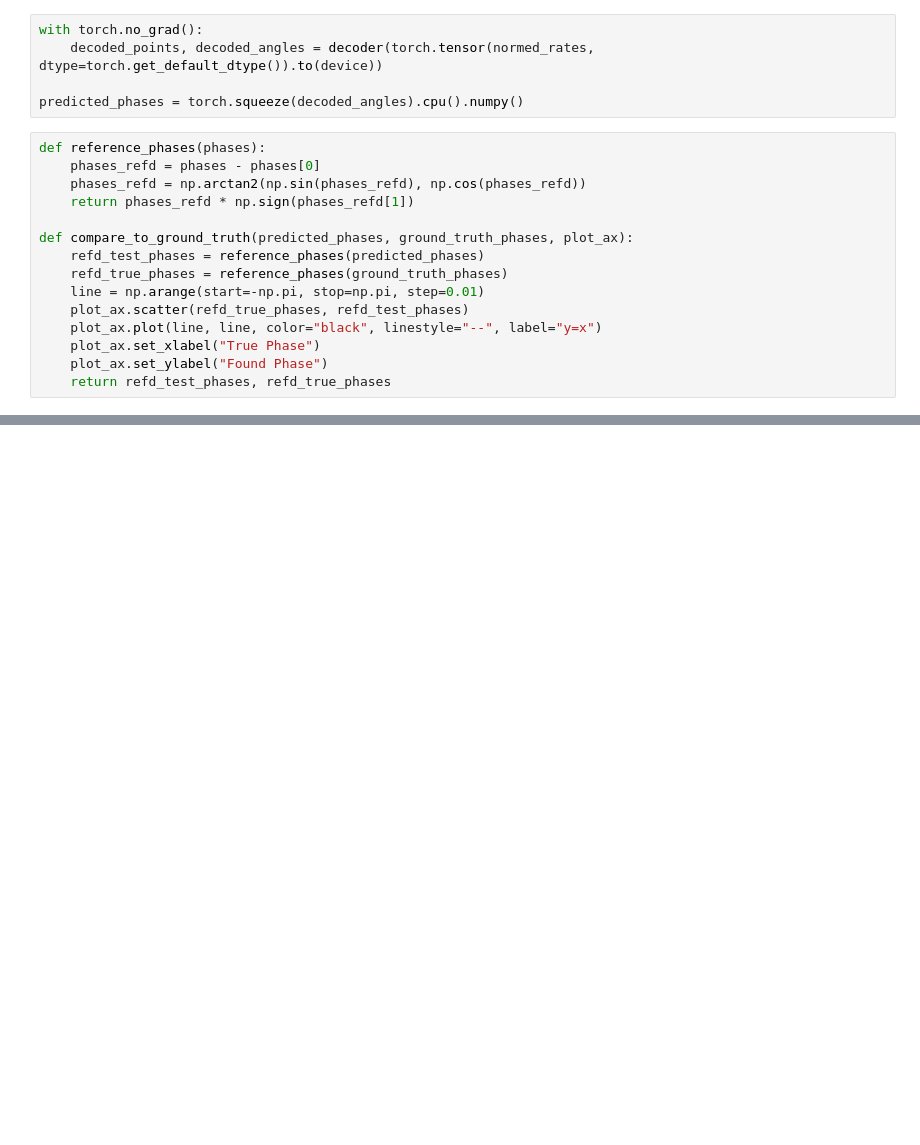
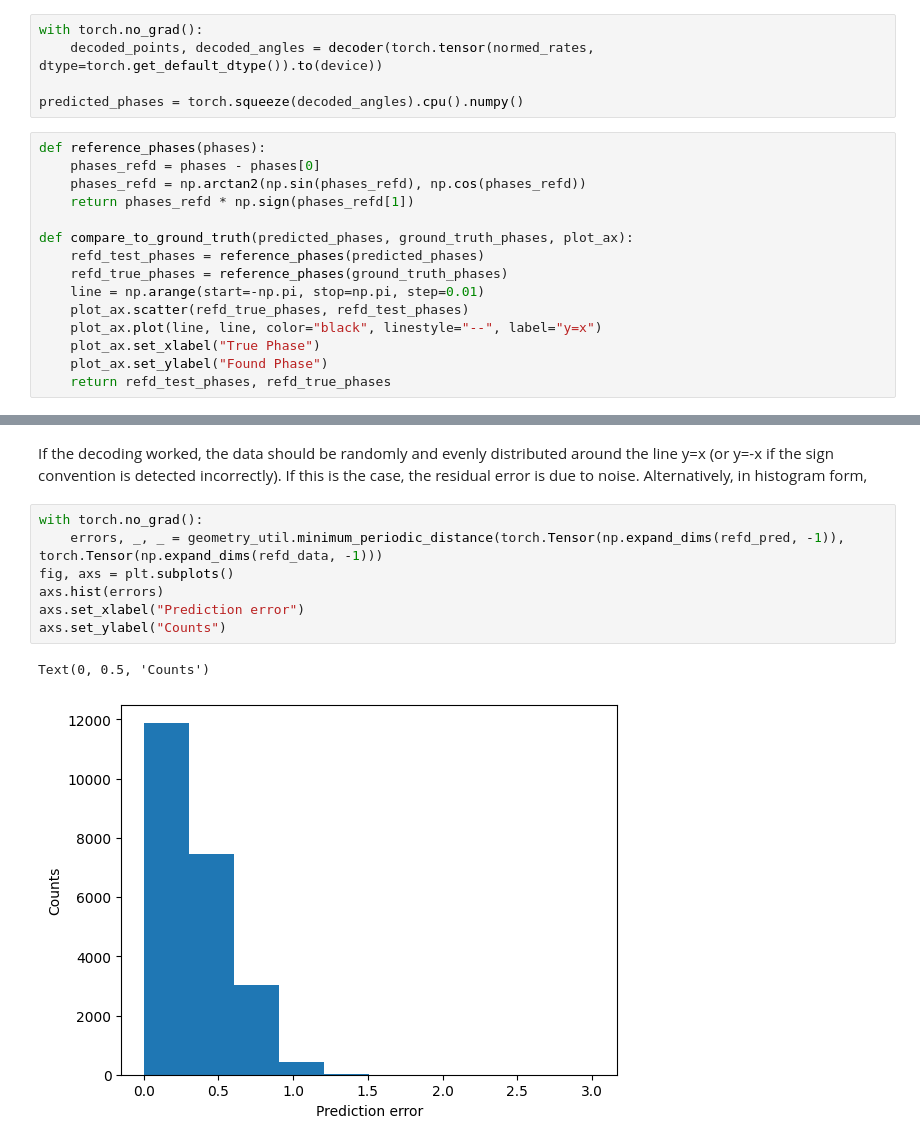
Before and after one commit to trevormccrt/dmd, a Jupyter notebook: manifold_encoder_decoder/examples/ring_data_decoding.ipynb, the cells around one changed output, grey strips where cells are left out. Cells and saved outputs as stored; diff of their text form; blank space fills up the shorter version.

```diff
--- a/manifold_encoder_decoder/examples/ring_data_decoding.ipynb
+++ b/manifold_encoder_decoder/examples/ring_data_decoding.ipynb
@@ -99,0 +106,12 @@ refd_pred, refd_data = compare_to_ground_truth(not_nan_preds, not_nan_angles, ax
+# %% [markdown]
+If the decoding worked, the data should be randomly and evenly distributed around the line y=x (or y=-x if the sign convention is detected incorrectly). If this is the case, the residual error is due to noise. Alternatively, in histogram form,
+# %%
+with torch.no_grad():
+    errors, _, _ = geometry_util.minimum_periodic_distance(torch.Tensor(np.expand_dims(refd_pred, -1)), torch.Tensor(np.expand_dims(refd_data, -1)))
+fig, axs = plt.subplots()
+axs.hist(errors)
+axs.set_xlabel("Prediction error")
+axs.set_ylabel("Counts")
+# %% [output]
+Text(0, 0.5, 'Counts')
+[figure, added]
```
Also changed, not shown: parts of 11 cells of this notebook.
